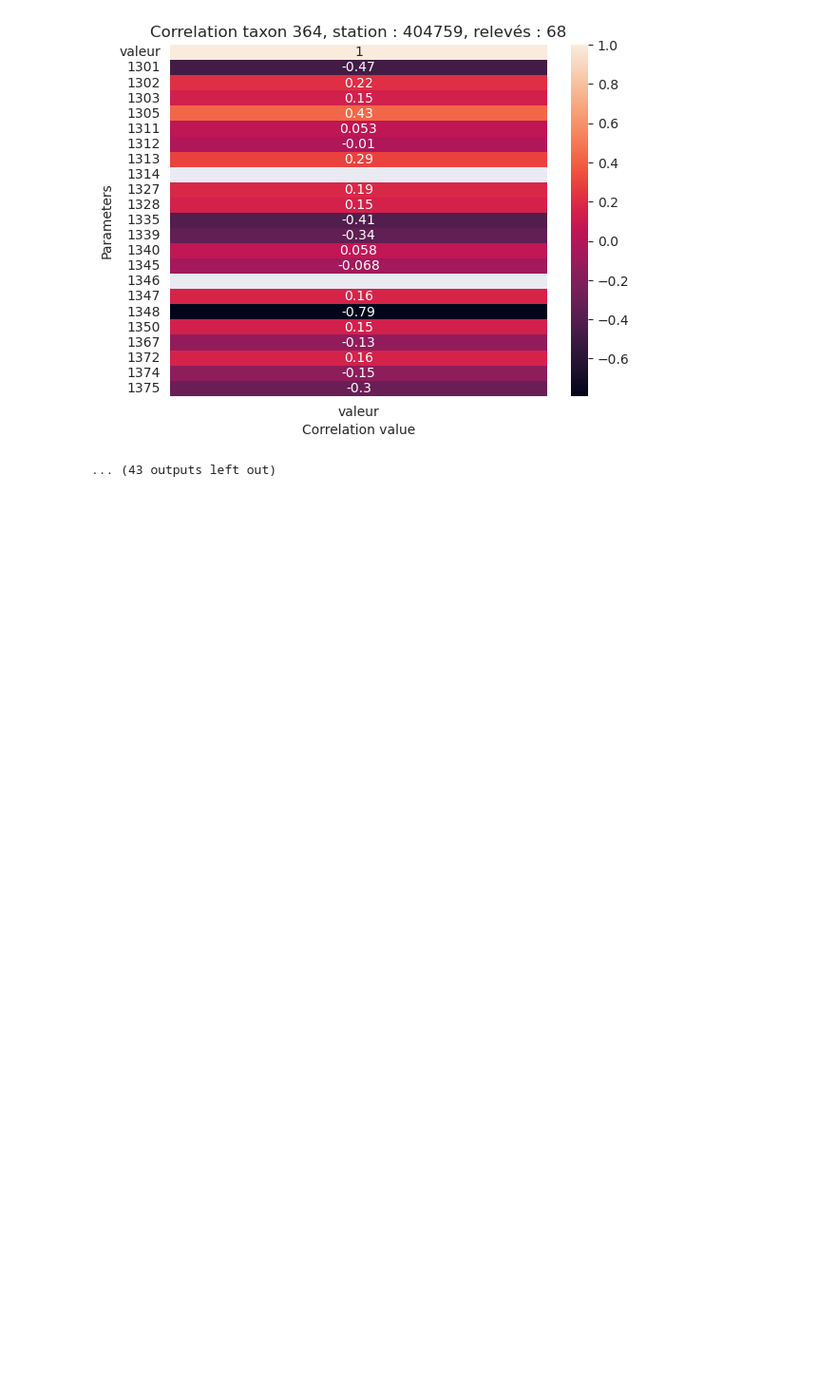
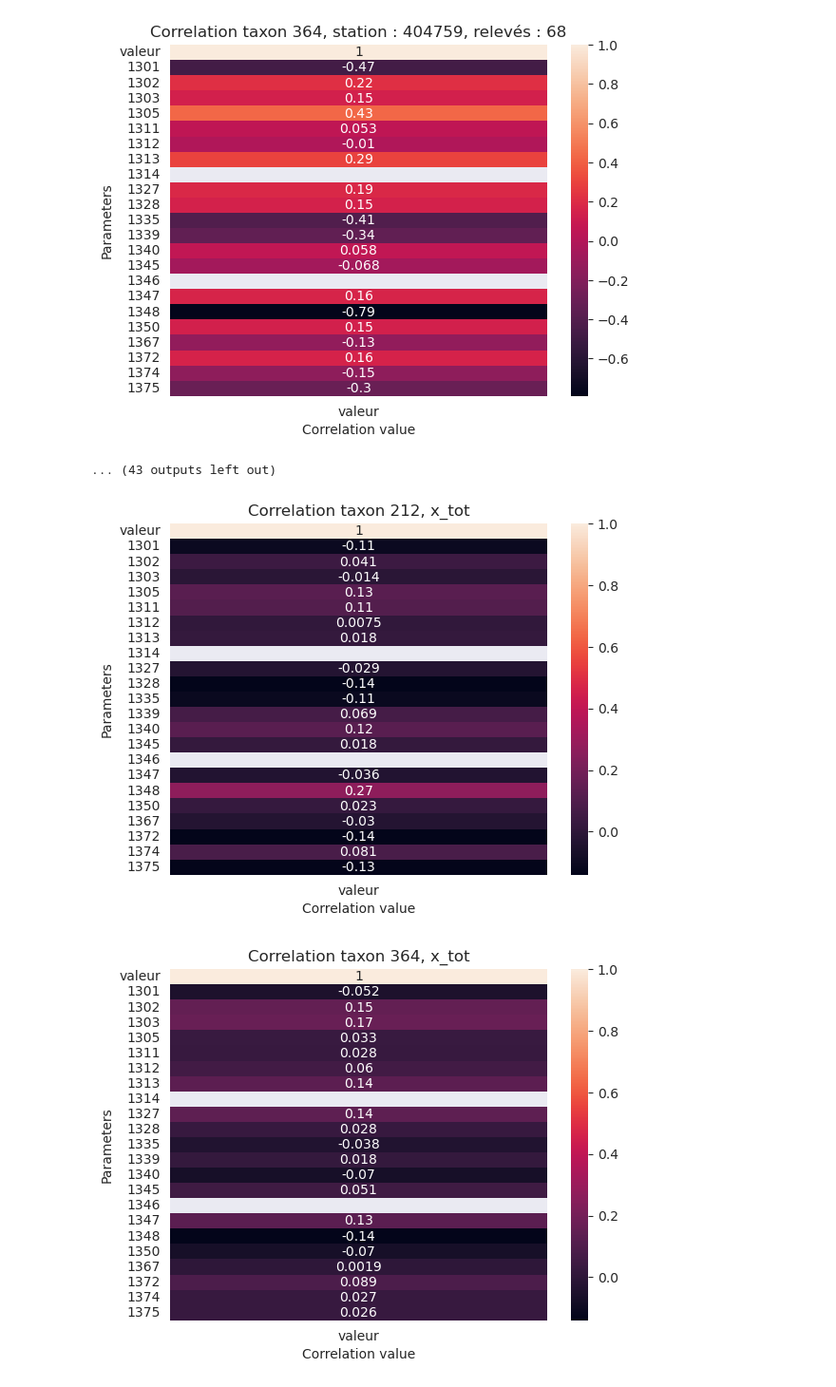
Before and after one commit to chefmtt/nvx-defis-eau, a Jupyter notebook: eau_individus.ipynb, the cells around one changed output. Shown at 95% size. Saved outputs shown, nothing was run; the diff lists cells and outputs as text; code cells hidden in the pictures; blank space fills up the shorter version.

Commit message:
corr +++ prorpre, somme corr matrix

```diff
--- a/eau_individus.ipynb
+++ b/eau_individus.ipynb
@@ -236,0 +253,10 @@ plt.show()
+# %%
+station_count = result[result["taxon_id"] == 807]["stn_id"].value_counts()
+station = station_count.index[0]
+station_num = station_count.iloc[0]
+
+
+corr_df = result[(result["stn_id"] == station) & (result["taxon_id"] == 807)]
+corr = corr_df.drop(columns=["her", "date_year", "liste_ff_id", "taxon_id", "stn_id"]).corr()
+x = corr[["valeur"]]
+x
@@ -237,5 +281,7 @@ plt.show()
 # %%
+x_tot = {}
 for taxon in taxons_to_keep:
+    x_tot[taxon] = None
     for k in range(10):
         station_count = result[result["taxon_id"] == taxon]["stn_id"].value_counts()
         station = station_count.index[k]
@@ -245,6 +291,7 @@ for taxon in taxons_to_keep:
         corr_df = result[(result["stn_id"] == station) & (result["taxon_id"] == taxon)]
         corr = corr_df.drop(columns=["her", "date_year", "liste_ff_id", "taxon_id", "stn_id"]).corr()
         x = corr[["valeur"]]
+        x_tot[taxon] = x if x_tot[taxon] is None else x_tot[taxon] + x
         plt.figure()
         hm = sns.heatmap(x, annot=True)
         hm.set(xlabel='Correlation value', ylabel='Parameters', title = f"Correlation taxon {taxon}, station : {station}, relevés : {station_num}")
@@ -275,3 +322,12 @@ for taxon in taxons_to_keep:
 [figure]
 [figure]
 ... (43 outputs left out)
+# %%
+for taxon in taxons_to_keep:
+    plt.figure()
+    hm = sns.heatmap(x_tot[taxon].divide(10), annot=True)
+    hm.set(xlabel='Correlation value', ylabel='Parameters', title = f"Correlation taxon {taxon}, x_tot")
+plt.show()
+# %% [output]
+[figure, added]
+[figure, added]
```
Also changed, not shown: parts of 3 cells of this notebook.
